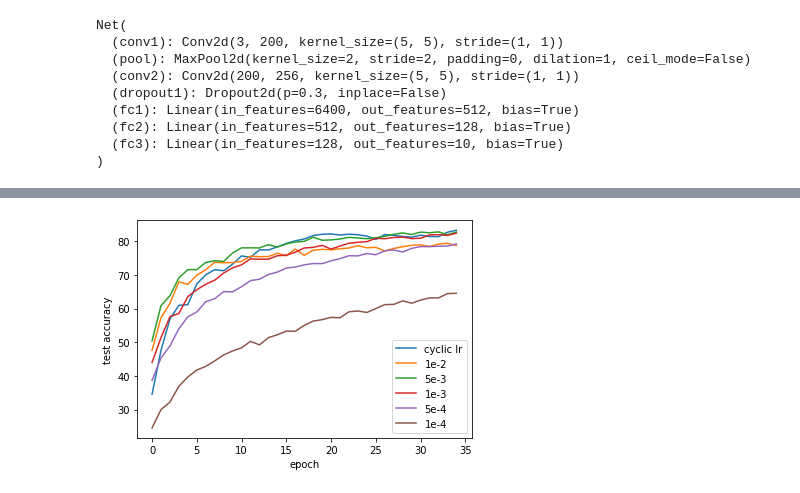
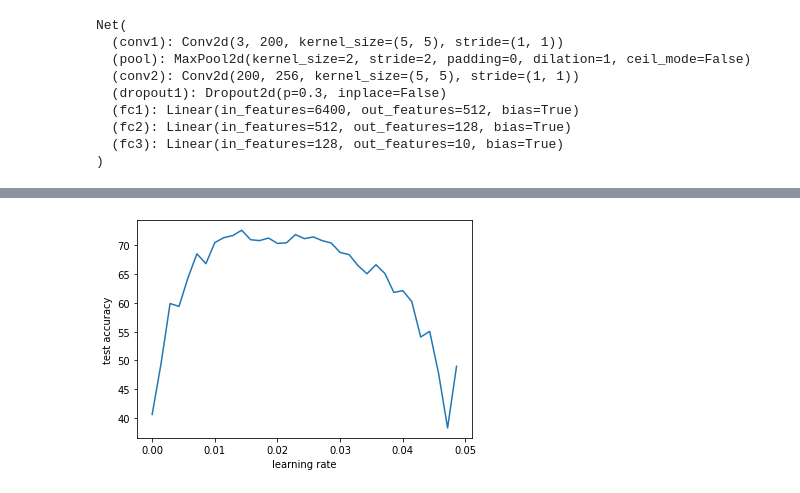
Before and after one commit to CitricAmoeba/INT2-Group2, a Jupyter notebook: CIFAR10_test.ipynb, the cells around one changed output, grey strips where cells are left out. Drawn from its saved outputs; the diff is of its cells as text; code cells hidden in the pictures.

```diff
--- a/CIFAR10_test.ipynb
+++ b/CIFAR10_test.ipynb
@@ -300,17 +207,11 @@ Done!
-# %%
-plt.xlabel('epoch')
-plt.ylabel('test accuracy')
-plt.plot(list(range(len(accuracy0))), accuracy0, label='cyclic lr')
-plt.plot(list(range(len(accuracy1))), accuracy1, label='1e-2')
-plt.plot(list(range(len(accuracy2))), accuracy2, label='5e-3')
-plt.plot(list(range(len(accuracy3))), accuracy3, label='1e-3')
-plt.plot(list(range(len(accuracy4))), accuracy4, label='5e-4')
-plt.plot(list(range(len(accuracy5))), accuracy5, label='1e-4')
-plt.legend()
-plt.savefig('cyclic-vs-fixed.svg')
-plt.show()
-# %% [output]
-[figure, removed]
+# %%
+plt.xlabel('learning rate')
+plt.ylabel('test accuracy')
+plt.plot([x for (i,x) in enumerate(lrs) if i%1563 == 0], accuracy0)
+plt.savefig('learning rate vs accuracy for cyclic lr.png')
+plt.show()
+# %% [output]
+[figure, added]
 # %%
 plt.xlabel('epoch')
 plt.ylabel('test accuracy')
```
Also changed, not shown: parts of 11 cells of this notebook.
